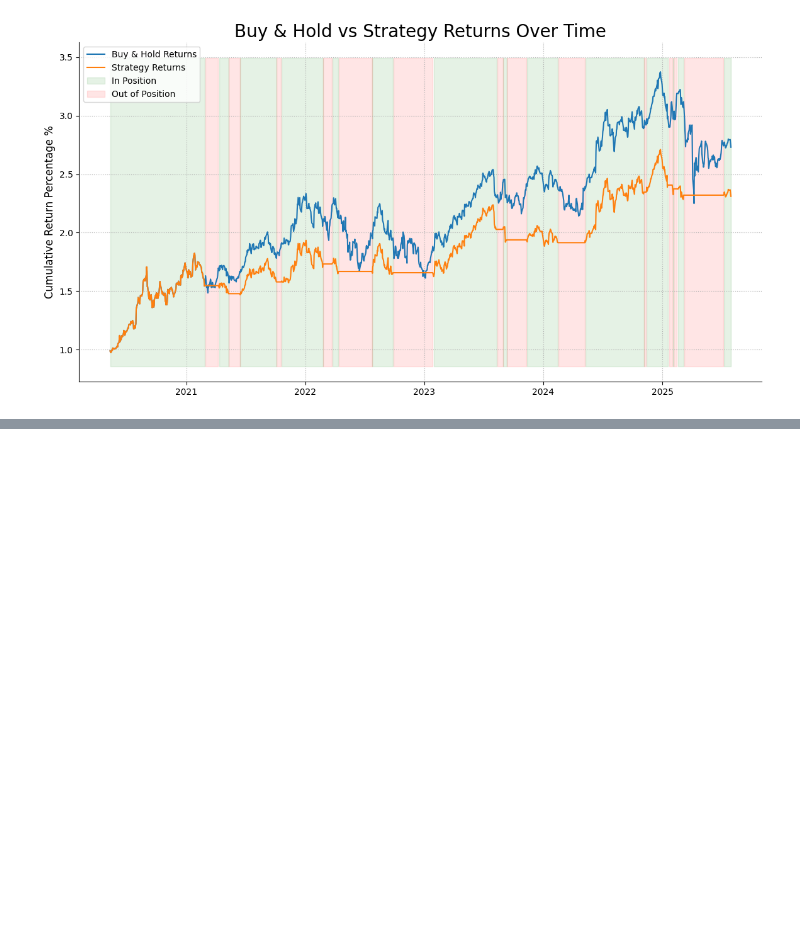
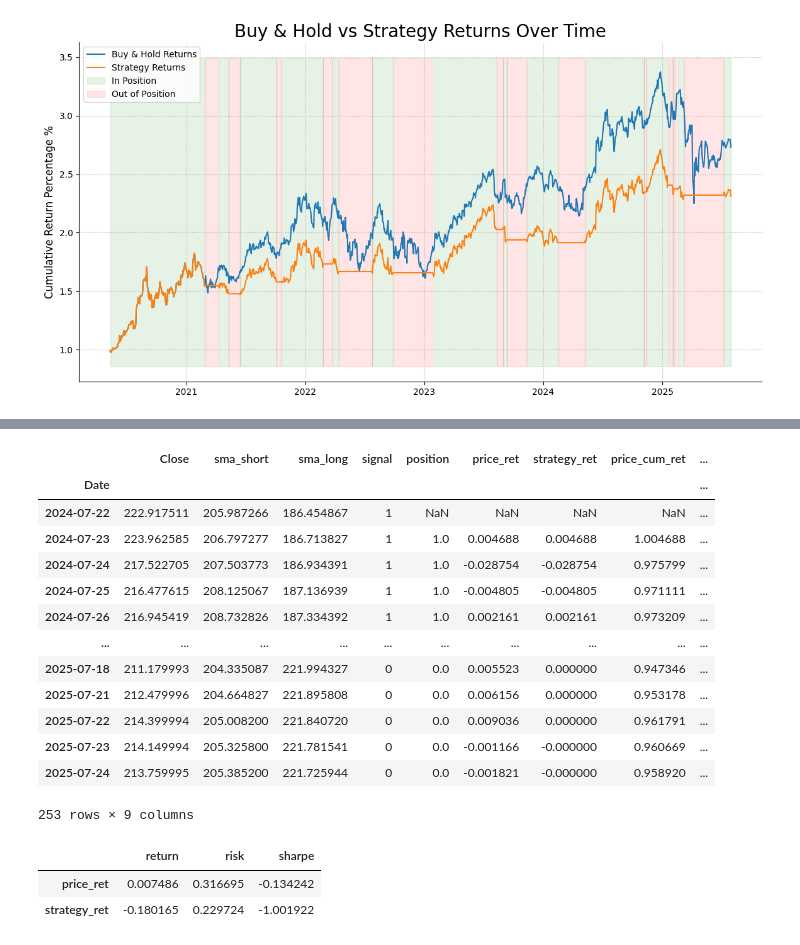
Before and after one commit to JamieW365/trading_algos, a Jupyter notebook: notebooks/simple_ma_crossover.ipynb, the cells around one changed output, grey strips where cells are left out. Saved outputs shown, nothing was run; the diff lists cells and outputs as text; code cells hidden in the pictures; blank space fills up the shorter version.

```diff
--- a/notebooks/simple_ma_crossover.ipynb
+++ b/notebooks/simple_ma_crossover.ipynb
@@ -568,0 +570,11 @@ plot_strategy(df_optimal, in_position=df_optimal['position'])
+# %%
+# We are creating windows in time of 1 year moving along month by month
+# 252 is the typical number of trading days within a calendar year
+# + 200 as this covers the period to determing the rolling 200 day window (the long window which we are testing) for which data will be null due to no signals
+# 21 is the typical number of trading days within a calendar month
+window_size=252 + 200
+step=21
+windows=[]
+for i in range(0, len(df) - window_size, step):
+
+    windows.append(df.iloc[i:i+window_size]["Close"].to_frame())
@@ -568,0 +604,30 @@ plot_strategy(df_optimal, in_position=df_optimal['position'])
+# %%
+backtest_results = []
+
+for window in windows:
+
+    df_test = backtest_ma_strategy(window)
+
+
+df_test
+# %% [output]
+|  | Close | sma_short | sma_long | signal | position | price_ret | strategy_ret | price_cum_ret | ... |
+| Date |  |  |  |  |  |  |  |  | ... |
+| 2024-07-22 | 222.917511 | 205.987266 | 186.454867 | 1 | NaN | NaN | NaN | NaN | ... |
+| 2024-07-23 | 223.962585 | 206.797277 | 186.713827 | 1 | 1.0 | 0.004688 | 0.004688 | 1.004688 | ... |
+| 2024-07-24 | 217.522705 | 207.503773 | 186.934391 | 1 | 1.0 | -0.028754 | -0.028754 | 0.975799 | ... |
+| 2024-07-25 | 216.477615 | 208.125067 | 187.136939 | 1 | 1.0 | -0.004805 | -0.004805 | 0.971111 | ... |
+| 2024-07-26 | 216.945419 | 208.732826 | 187.334392 | 1 | 1.0 | 0.002161 | 0.002161 | 0.973209 | ... |
+| ... | ... | ... | ... | ... | ... | ... | ... | ... | ... |
+| 2025-07-18 | 211.179993 | 204.335087 | 221.994327 | 0 | 0.0 | 0.005523 | 0.000000 | 0.947346 | ... |
+| 2025-07-21 | 212.479996 | 204.664827 | 221.895808 | 0 | 0.0 | 0.006156 | 0.000000 | 0.953178 | ... |
+| 2025-07-22 | 214.399994 | 205.008200 | 221.840720 | 0 | 0.0 | 0.009036 | 0.000000 | 0.961791 | ... |
+| 2025-07-23 | 214.149994 | 205.325800 | 221.781541 | 0 | 0.0 | -0.001166 | -0.000000 | 0.960669 | ... |
+| 2025-07-24 | 213.759995 | 205.385200 | 221.725944 | 0 | 0.0 | -0.001821 | -0.000000 | 0.958920 | ... |
+253 rows × 9 columns
+# %%
+get_ann_summary(df_test[["price_ret", "strategy_ret"]])
+# %% [output]
+|  | return | risk | sharpe |
+| price_ret | 0.007486 | 0.316695 | -0.134242 |
+| strategy_ret | -0.180165 | 0.229724 | -1.001922 |
```
Also changed, not shown: parts of 5 cells of this notebook.
